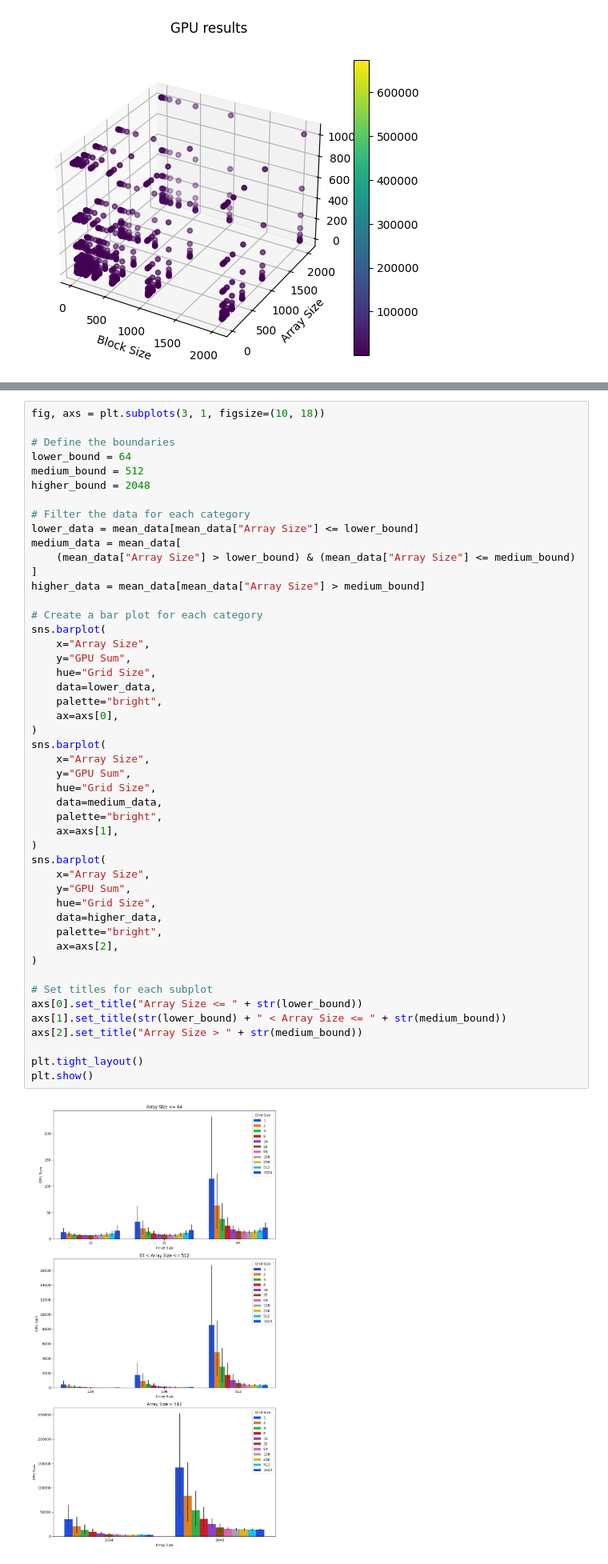
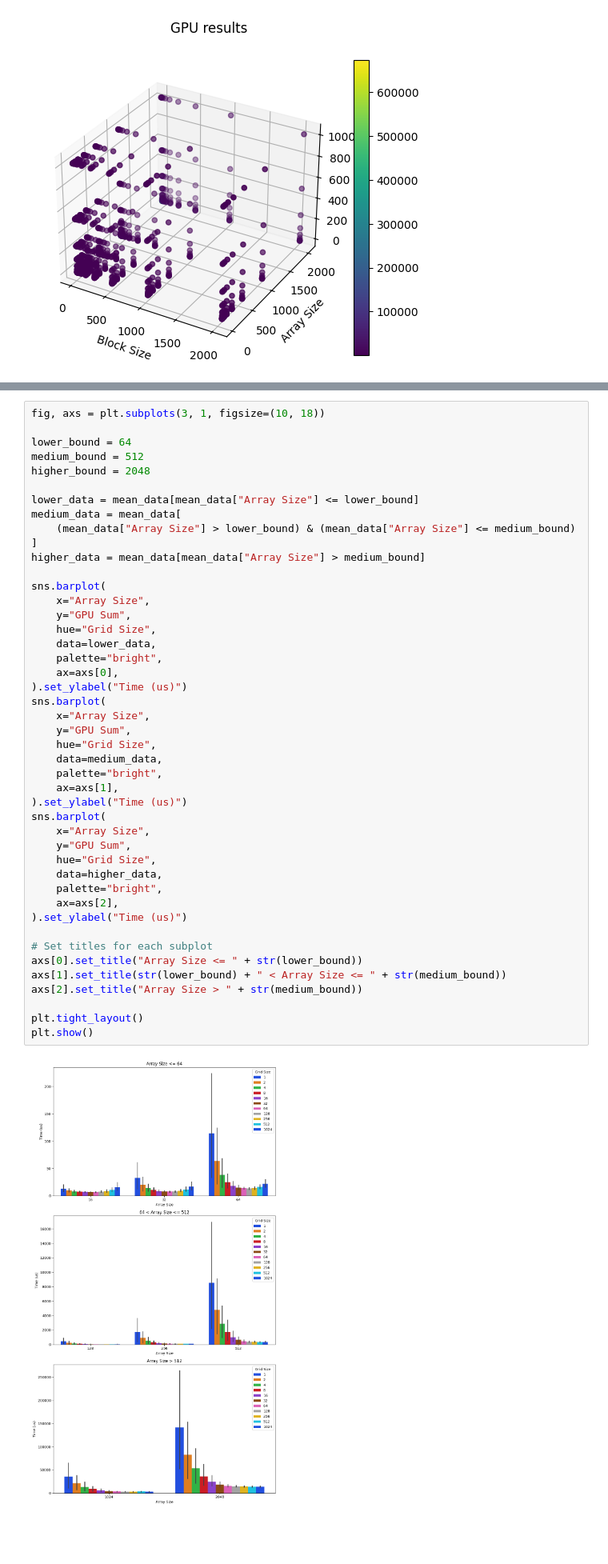
Before and after one commit to LBF38/ensta_cuda, a Jupyter notebook: src/cuda_analysis.ipynb, the cells around one changed output, grey strips where cells are left out. Shown: that part at 80% size. Saved outputs shown, nothing was run; the diff lists cells and outputs as text; blank space fills up the shorter version.

Commit message:
feat(cuda): :sparkles: update data viz for GPU logs

```diff
--- a/src/cuda_analysis.ipynb
+++ b/src/cuda_analysis.ipynb
@@ -158,50 +160,47 @@ plt.show()
 # %%
 fig, axs = plt.subplots(3, 1, figsize=(10, 18))
 
-# Define the boundaries
 lower_bound = 64
 medium_bound = 512
 higher_bound = 2048
 
-# Filter the data for each category
 lower_data = mean_data[mean_data["Array Size"] <= lower_bound]
 medium_data = mean_data[
     (mean_data["Array Size"] > lower_bound) & (mean_data["Array Size"] <= medium_bound)
 ]
 higher_data = mean_data[mean_data["Array Size"] > medium_bound]
 
-# Create a bar plot for each category
 sns.barplot(
     x="Array Size",
     y="GPU Sum",
     hue="Grid Size",
     data=lower_data,
     palette="bright",
     ax=axs[0],
-)
+).set_ylabel("Time (us)")
 sns.barplot(
     x="Array Size",
     y="GPU Sum",
     hue="Grid Size",
     data=medium_data,
     palette="bright",
     ax=axs[1],
-)
+).set_ylabel("Time (us)")
 sns.barplot(
     x="Array Size",
     y="GPU Sum",
     hue="Grid Size",
     data=higher_data,
     palette="bright",
     ax=axs[2],
-)
+).set_ylabel("Time (us)")
 
 # Set titles for each subplot
 axs[0].set_title("Array Size <= " + str(lower_bound))
 axs[1].set_title(str(lower_bound) + " < Array Size <= " + str(medium_bound))
 axs[2].set_title("Array Size > " + str(medium_bound))
 
 plt.tight_layout()
 plt.show()
 # %% [output]
-[figure, old version]
+[figure, new version]
```
Also changed, not shown: parts of 6 cells of this notebook.
